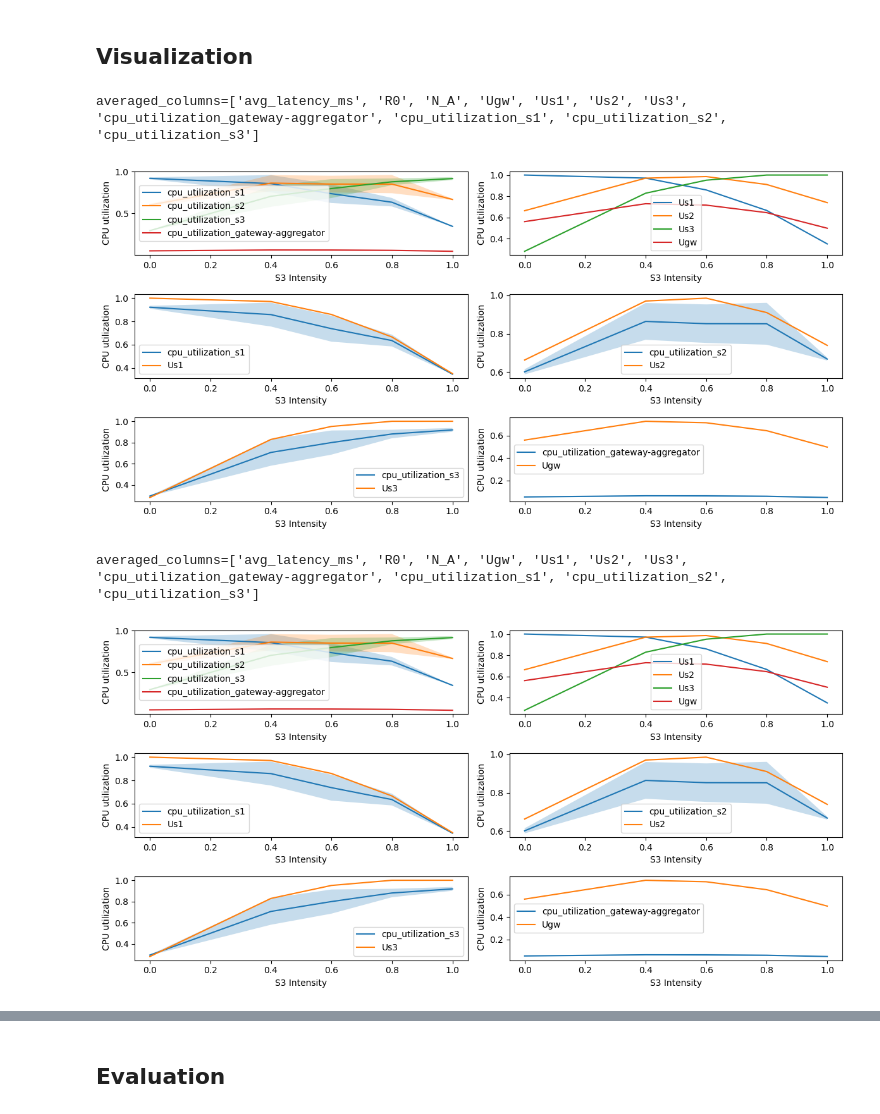
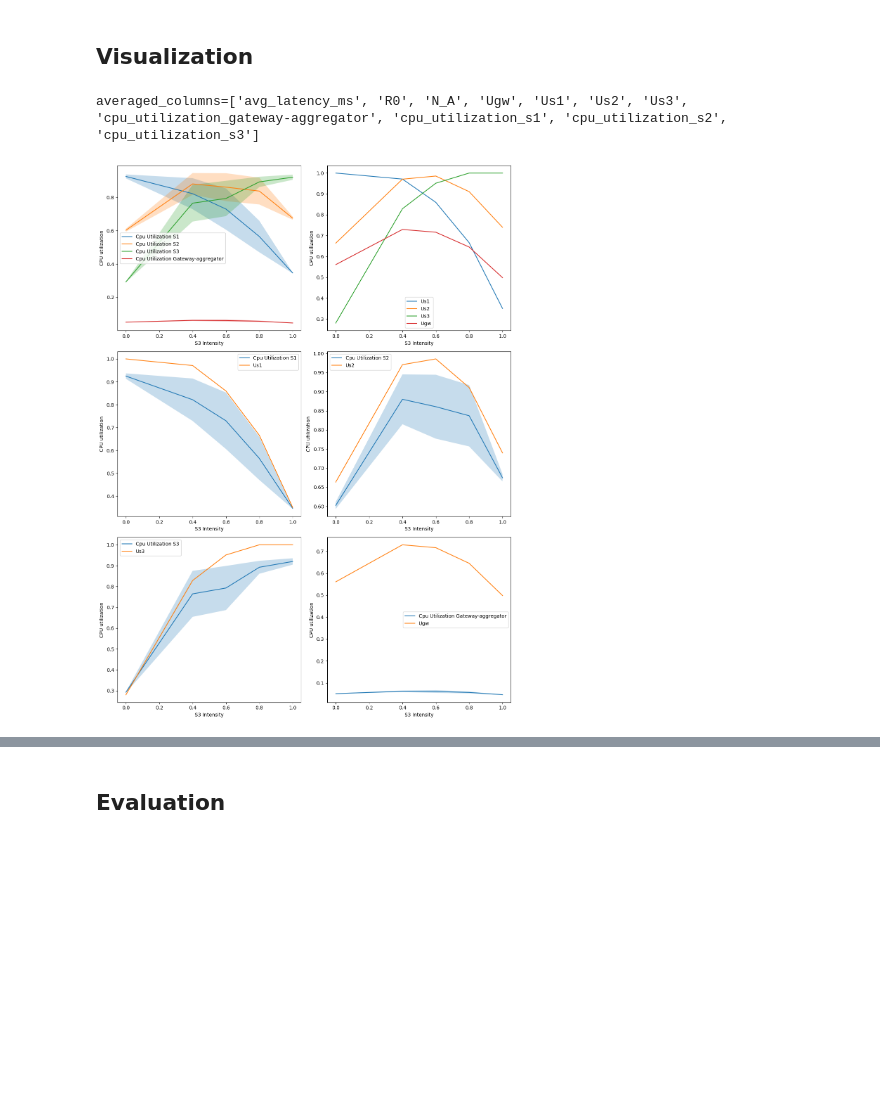
Before and after one commit to wmeijer221/muBench-experiment, a Jupyter notebook: gssi_experiment/gateway_aggregator/analysis_singular.ipynb, the cells around one changed output, grey strips where cells are left out. Drawn from its saved outputs; the diff is of its cells as text; code cells hidden in the pictures; blank space fills up the shorter version.

```diff
--- a/gssi_experiment/gateway_aggregator/analysis_singular.ipynb
+++ b/gssi_experiment/gateway_aggregator/analysis_singular.ipynb
@@ -130,11 +127,12 @@ df
 # %%
-pinc_df = synth_df[["N_A", "R0"]]
+synth_delay_cols = ["N_A", "R0"]
+pinc_df = synth_df[synth_delay_cols]
 pinc_df.loc[:, "s3_intensity"] = pinc_df["N_A"].transform(lambda x: x / 25)
 pinc_df = pinc_df.drop("N_A", axis=1)
 
 df = pd.merge(df, pinc_df, on="s3_intensity")
 
-df
+df.describe()
 # %% [output]
 A value is trying to be set on a copy of a slice from a DataFrame.
 Try using .loc[row_indexer,col_indexer] = value instead
@@ -364,7 +338,7 @@ def plot_comparisons(comparison_tuples, df):
     num_cols = 2  # Number of columns for the subplots
 
     # Create a larger figure with subplots
-    _, axes = plt.subplots(num_rows, num_cols, figsize=(12, 6))
+    _, axes = plt.subplots(num_rows, num_cols, figsize=(12, 16))
 
     # Flatten the axes array if there is more than one row
     axes = axes.flatten() if num_rows > 1 else [axes]
@@ -376,60 +350,36 @@ def plot_comparisons(comparison_tuples, df):
         # Plot a line diagram for each pair of columns in the DataFrame
         x_column = "s3_intensity"
         for column in columns:
-            df.plot(x=x_column, y=column, ax=ax)
+            df.plot(x=x_column, y=column, ax=ax, label=nb_helper.de_snake_case(column))
             std_column = f"std_{column}"
             upper = df[column] + df[std_column]
             lower = df[column] - df[std_column]
             ax.fill_between(df[x_column], upper, lower, alpha=0.25)
+
 
         ax.set_xlabel("S3 Intensity")
         ax.set_ylabel("CPU utilization")
 
     # Adjust layout to prevent overlapping titles
     plt.tight_layout()
     plt.show()
 
 
 comparison_tuples = [
     (
         "cpu_utilization_s1",
         "cpu_utilization_s2",
         "cpu_utilization_s3",
         "cpu_utilization_gateway-aggregator",
     ),
     ("Us1", "Us2", "Us3", "Ugw"),
     ("cpu_utilization_s1", "Us1"),
     ("cpu_utilization_s2", "Us2"),
     ("cpu_utilization_s3", "Us3"),
     ("cpu_utilization_gateway-aggregator", "Ugw"),
 ]
 avg_df = nb_helper.to_averaged_df(df, group_columns, averaged_columns)
 plot_comparisons(comparison_tuples, avg_df)
 # %% [output]
 averaged_columns=['avg_latency_ms', 'R0', 'N_A', 'Ugw', 'Us1', 'Us2', 'Us3', 'cpu_utilization_gateway-aggregator', 'cpu_utilization_s1', 'cpu_utilization_s2', 'cpu_utilization_s3']
-[figure, old version]
+[figure, new version]
-# %%
-norm_df = pd.DataFrame()
-
-for col in df.select_dtypes(include="number").columns:
-    min_x, max_x = min(df[col]), max(df[col])
-    norm_df[col] = df[col].transform(lambda x: normalize(x, min_x, max_x))
-
-comparison_tuples = [
-    (
-        "cpu_utilization_s1",
-        "cpu_utilization_s2",
-        "cpu_utilization_s3",
-        "cpu_utilization_gateway-aggregator",
-    ),
-    ("Us1", "Us2", "Us3", "Ugw"),
-    ("cpu_utilization_s1", "Us1"),
-    ("cpu_utilization_s2", "Us2"),
-    ("cpu_utilization_s3", "Us3"),
-    ("cpu_utilization_gateway-aggregator", "Ugw"),
-]
-avg_norm_df = nb_helper.to_averaged_df(df, group_columns, averaged_columns)
-plot_comparisons(comparison_tuples, avg_norm_df)
-# %% [output]
-averaged_columns=['avg_latency_ms', 'R0', 'N_A', 'Ugw', 'Us1', 'Us2', 'Us3', 'cpu_utilization_gateway-aggregator', 'cpu_utilization_s1', 'cpu_utilization_s2', 'cpu_utilization_s3']
-[figure, removed]
```
Also changed, not shown: parts of 17 cells of this notebook, 3 other files.
